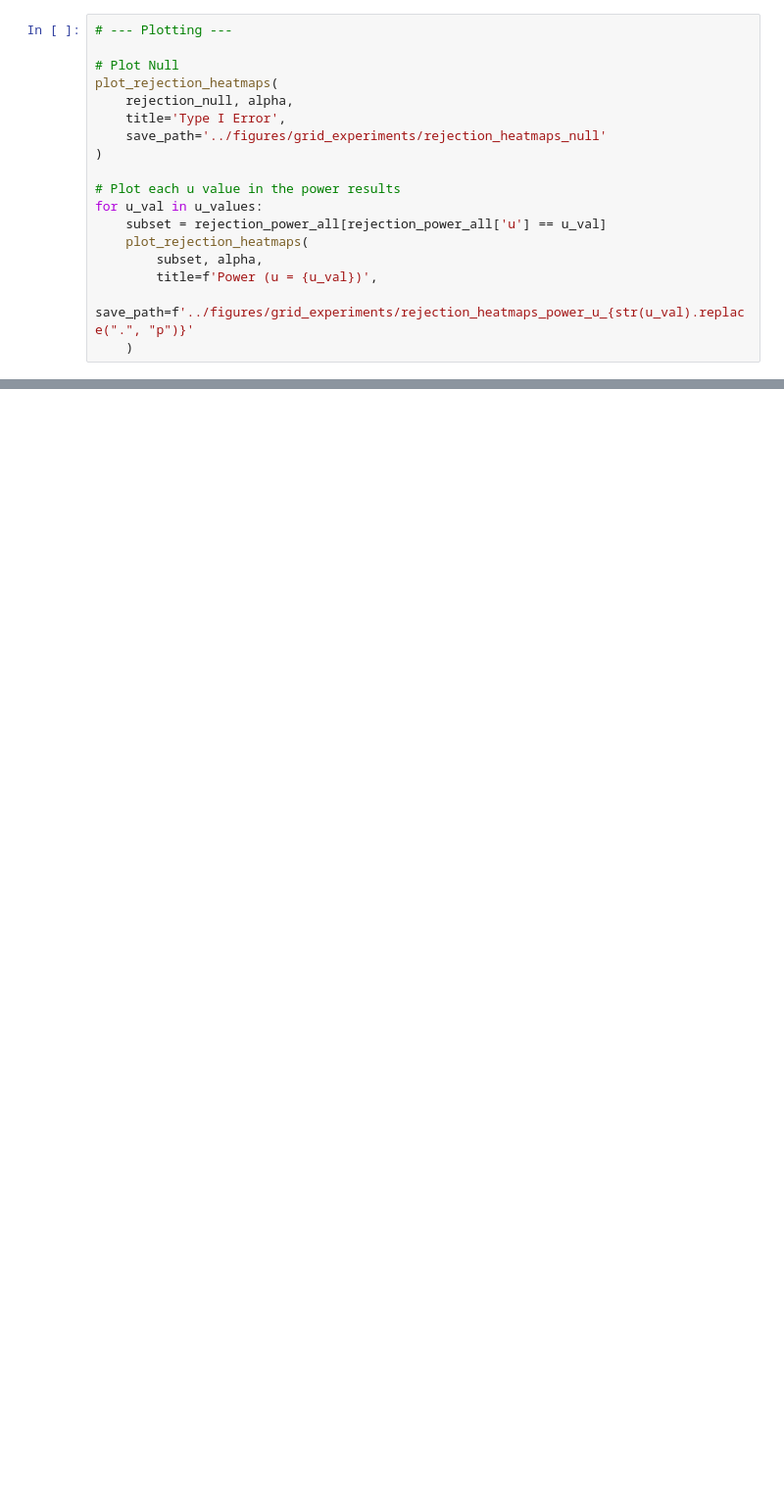
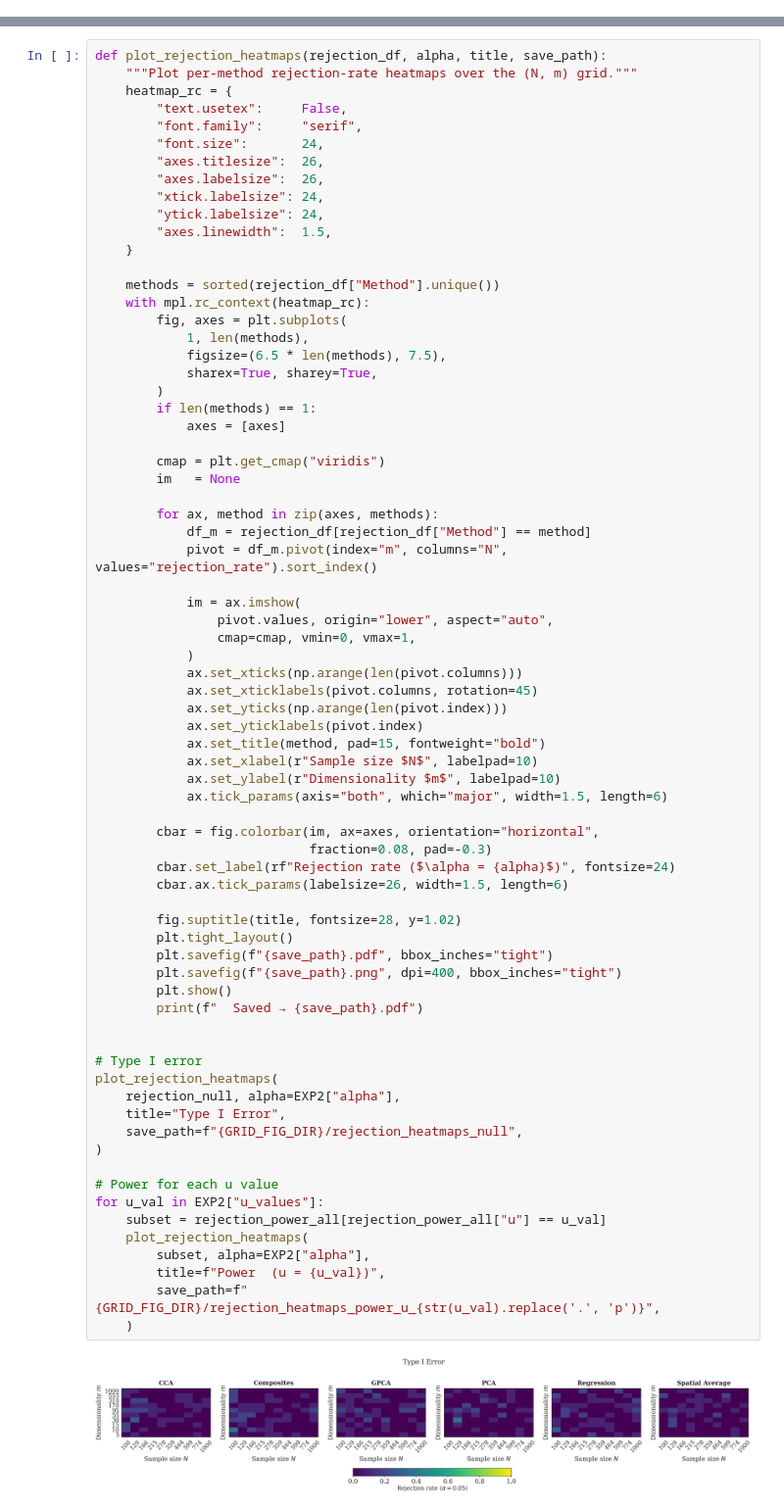
Before and after one commit to homerdurand/Granger-PCA-Teleconnections, a Jupyter notebook: notebooks/synthetic.ipynb, the cells around one changed output, grey strips where cells are left out. Shown at 98% size. Cells and saved outputs as stored; diff of their text form; blank space fills up the shorter version.

```diff
--- a/notebooks/synthetic.ipynb
+++ b/notebooks/synthetic.ipynb
@@ -273,18 +0,0 @@ def plot_rejection_heatmaps(rejection_df, alpha, title, save_path):
-# %%
-# --- Plotting ---
-
-# Plot Null
-plot_rejection_heatmaps(
-    rejection_null, alpha,
-    title='Type I Error',
-    save_path='../figures/grid_experiments/rejection_heatmaps_null'
-)
-
-# Plot each u value in the power results
-for u_val in u_values:
-    subset = rejection_power_all[rejection_power_all['u'] == u_val]
-    plot_rejection_heatmaps(
-        subset, alpha,
-        title=f'Power (u = {u_val})',
-        save_path=f'../figures/grid_experiments/rejection_heatmaps_power_u_{str(u_val).replace(".", "p")}'
-    )
@@ -363,0 +361,74 @@ plt.show()
+# %%
+def plot_rejection_heatmaps(rejection_df, alpha, title, save_path):
+    """Plot per-method rejection-rate heatmaps over the (N, m) grid."""
+    heatmap_rc = {
+        "text.usetex":     False,
+        "font.family":     "serif",
+        "font.size":       24,
+        "axes.titlesize":  26,
+        "axes.labelsize":  26,
+        "xtick.labelsize": 24,
+        "ytick.labelsize": 24,
+        "axes.linewidth":  1.5,
+    }
+
+    methods = sorted(rejection_df["Method"].unique())
+    with mpl.rc_context(heatmap_rc):
+        fig, axes = plt.subplots(
+            1, len(methods),
+            figsize=(6.5 * len(methods), 7.5),
+            sharex=True, sharey=True,
+        )
+        if len(methods) == 1:
+            axes = [axes]
+
+        cmap = plt.get_cmap("viridis")
+        im   = None
+
+        for ax, method in zip(axes, methods):
+            df_m = rejection_df[rejection_df["Method"] == method]
+            pivot = df_m.pivot(index="m", columns="N", values="rejection_rate").sort_index()
+
+            im = ax.imshow(
+                pivot.values, origin="lower", aspect="auto",
+                cmap=cmap, vmin=0, vmax=1,
+            )
+            ax.set_xticks(np.arange(len(pivot.columns)))
+            ax.set_xticklabels(pivot.columns, rotation=45)
+            ax.set_yticks(np.arange(len(pivot.index)))
+            ax.set_yticklabels(pivot.index)
+            ax.set_title(method, pad=15, fontweight="bold")
+            ax.set_xlabel(r"Sample size $N$", labelpad=10)
+            ax.set_ylabel(r"Dimensionality $m$", labelpad=10)
+            ax.tick_params(axis="both", which="major", width=1.5, length=6)
+
+        cbar = fig.colorbar(im, ax=axes, orientation="horizontal",
+                            fraction=0.08, pad=-0.3)
+        cbar.set_label(rf"Rejection rate ($\alpha = {alpha}$)", fontsize=24)
+        cbar.ax.tick_params(labelsize=26, width=1.5, length=6)
+
+        fig.suptitle(title, fontsize=28, y=1.02)
+        plt.tight_layout()
+        plt.savefig(f"{save_path}.pdf", bbox_inches="tight")
+        plt.savefig(f"{save_path}.png", dpi=400, bbox_inches="tight")
+        plt.show()
+        print(f"  Saved → {save_path}.pdf")
+
+
+# Type I error
+plot_rejection_heatmaps(
+    rejection_null, alpha=EXP2["alpha"],
+    title="Type I Error",
+    save_path=f"{GRID_FIG_DIR}/rejection_heatmaps_null",
+)
+
+# Power for each u value
+for u_val in EXP2["u_values"]:
+    subset = rejection_power_all[rejection_power_all["u"] == u_val]
+    plot_rejection_heatmaps(
+        subset, alpha=EXP2["alpha"],
+        title=f"Power  (u = {u_val})",
+        save_path=f"{GRID_FIG_DIR}/rejection_heatmaps_power_u_{str(u_val).replace('.', 'p')}",
+    )
+# %% [output]
+[figure, added]
```
Also changed, not shown: parts of 39 cells of this notebook, 2 other files.
